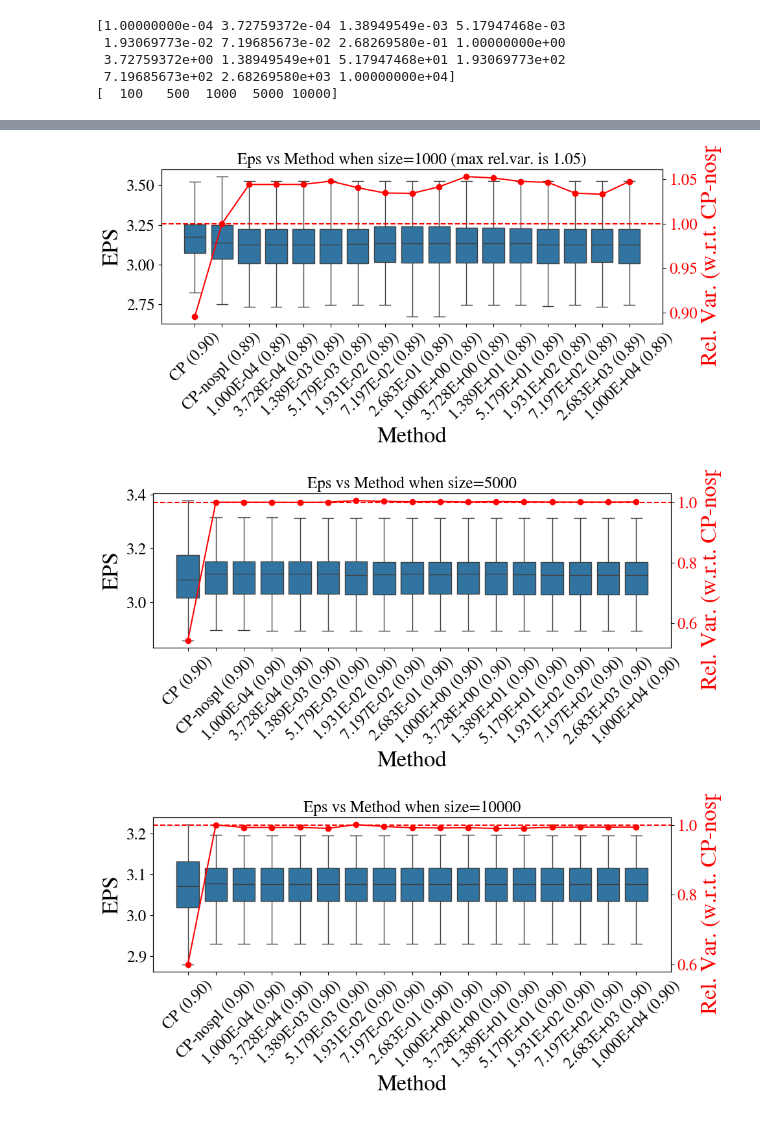
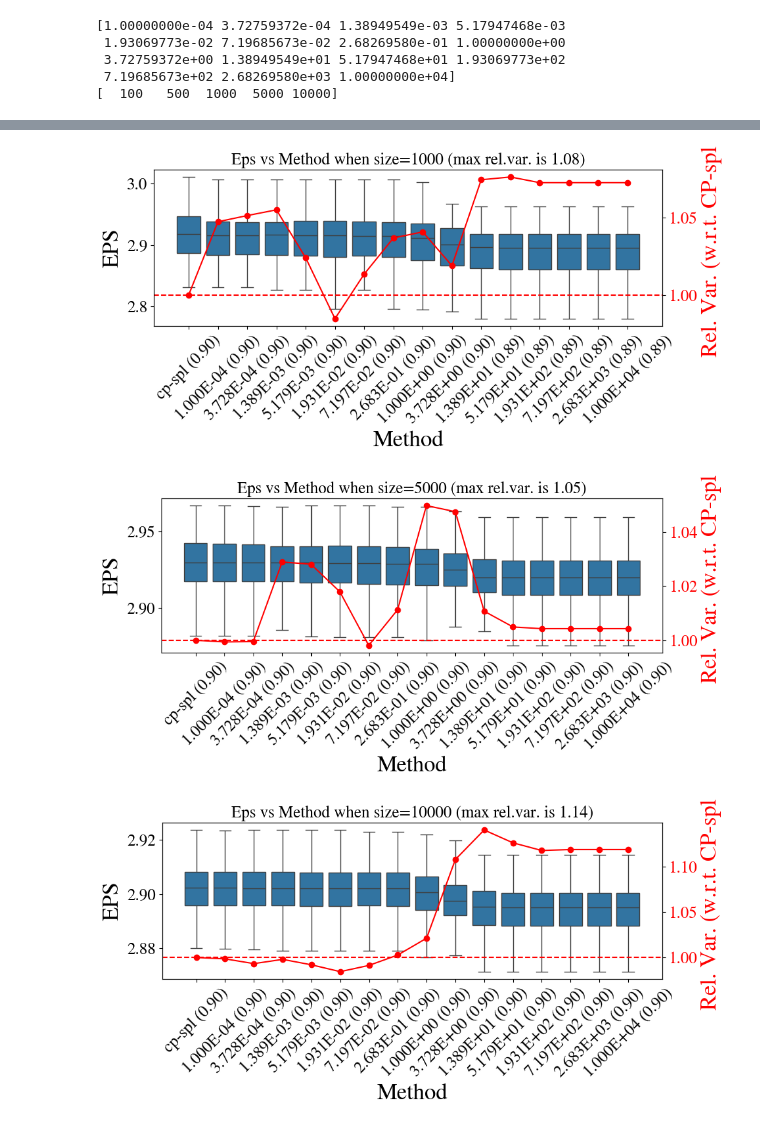
Before and after one commit to JINhuaqing/imageCP_dev, a Jupyter notebook: notebooks/res_ana_boxplot.ipynb, the cells around one changed output, grey strips where cells are left out. Cells and saved outputs as stored; diff of their text form; code cells hidden in the pictures.

```diff
--- a/notebooks/res_ana_boxplot.ipynb
+++ b/notebooks/res_ana_boxplot.ipynb
@@ -27,7 +27,7 @@ import pandas as pd
 from utils.misc import save_pkl, load_pkl, num2str, str2num
 plt.style.use(FIG_ROOT/"base.mplstyle")
 # %%
-res_fold = RES_ROOT/"LinearFixA_Xbinary_sizexy-50x5_noise-0d5_kernel-diff_fmodel-LIN_noise-lognormal"
+res_fold = RES_ROOT/"SinFixA_Xnormal_sizexy-50x5_noise-0d5_kernel-None_fmodel-MLP_noise-lognormal"
 def _sort_fn(fil):
     parts = fil.stem.split("_")
     nums = []
@@ -43,7 +43,7 @@ df_dict = ddict(list)
 for fil in tqdm(fils):
     res = load_pkl(fil, verbose=False)
     for re in res:
-        for ky in ["naive", "wvar", "naive-nospl", "wvar-spl"]:
+        for ky in ["cp-spl", "cpsemi-nospl", "cp-nospl", "cpsemi-spl"]:
             if ky not in re.keys(): continue
             df_dict["eps"].append(re[ky]["eps"])
             df_dict["empcv"].append(re[ky]["in_sets"])
@@ -72,11 +72,11 @@ print(sizes)
 def _sort_fn(x, is_print=False):
     """Sort the method names
     """
-    if x.startswith("naive-nospl"):
-        v = "CP-nospl" if is_print else -1
-    elif x.startswith("naive"):
-        v = "CP" if is_print else -2
-    elif x.startswith("wvar"):
+    if x.startswith("cp-nospl"):
+        v = "cp-nospl" if is_print else -1
+    elif x.startswith("cp-spl"):
+        v = "cp-spl" if is_print else -2
+    elif x.startswith("cpsemi"):
         hfct = float(x.split("-")[-1])
         v = f"{hfct:.3E}" if is_print else hfct
     return v
@@ -85,9 +85,10 @@ df["method1"] = df.apply(lambda x: x["method"]+"-"+str(x["hfct"]), axis=1)
 
 # let remve some redundant data for naive method, that is the results from all hfcts are the same for naive method
 # so we only need to keep the results from the first hfct
-kpidxs = np.bitwise_and(df["hfct"]!=hfcts[0], df["method"].apply(lambda x: "naive" in x))
+kpidxs = np.bitwise_and(df["hfct"]!=hfcts[0], df["method"].apply(lambda x: "cpsemi" not in x))
 kpidxs = np.bitwise_not(kpidxs)
-kpidxs = np.bitwise_and(kpidxs, df["method"]!="wvar-spl")
+kpidxs = np.bitwise_and(kpidxs, df["method"]!="cpsemi-nospl")
+kpidxs = np.bitwise_and(kpidxs, df["method"]!="cp-nospl")
 
 size = sizes[-2]
 for size in sizes:
@@ -100,7 +101,7 @@ for size in sizes:
 
     vars = sel_df.groupby(["method1"])["eps"].var()
     vars = np.array(vars[order_names])
-    rl_vars = vars[1]/vars
+    rl_vars = vars[0]/vars
 
     cvs = sel_df.groupby(["method1"])["empcv"].mean()
     cvs = np.array(cvs[order_names])
@@ -120,9 +121,10 @@ for size in sizes:
     ax2 = ax1.twinx()
     ax2.plot(rl_vars, "ro-")
     ax2.axhline(1, color='r', linestyle='--')
-    ax2.set_ylabel("Rel. Var. (w.r.t. CP-nospl)", color='r')
+    ax2.set_ylabel("Rel. Var. (w.r.t. CP-spl)", color='r')
     ax2.tick_params(axis='y', labelcolor='r')
 
     fig.tight_layout()
-    plt.savefig(res_fold/f"eps_vs_method_size{size}.jpg")
+    plt.savefig(FIG_ROOT/f"{res_fold.stem}_size{size}.jpg")
+    #plt.savefig(res_fold/f"eps_vs_method_size{size}.jpg")
 # %% [output]
@@ -131,3 +133,3 @@ for size in sizes:
-[figure, old version]
+[figure, new version]
-[figure, old version]
+[figure, new version]
-[figure, old version]
+[figure, new version]
```
Also changed, not shown: parts of 1 cell of this notebook, 4 other files.
